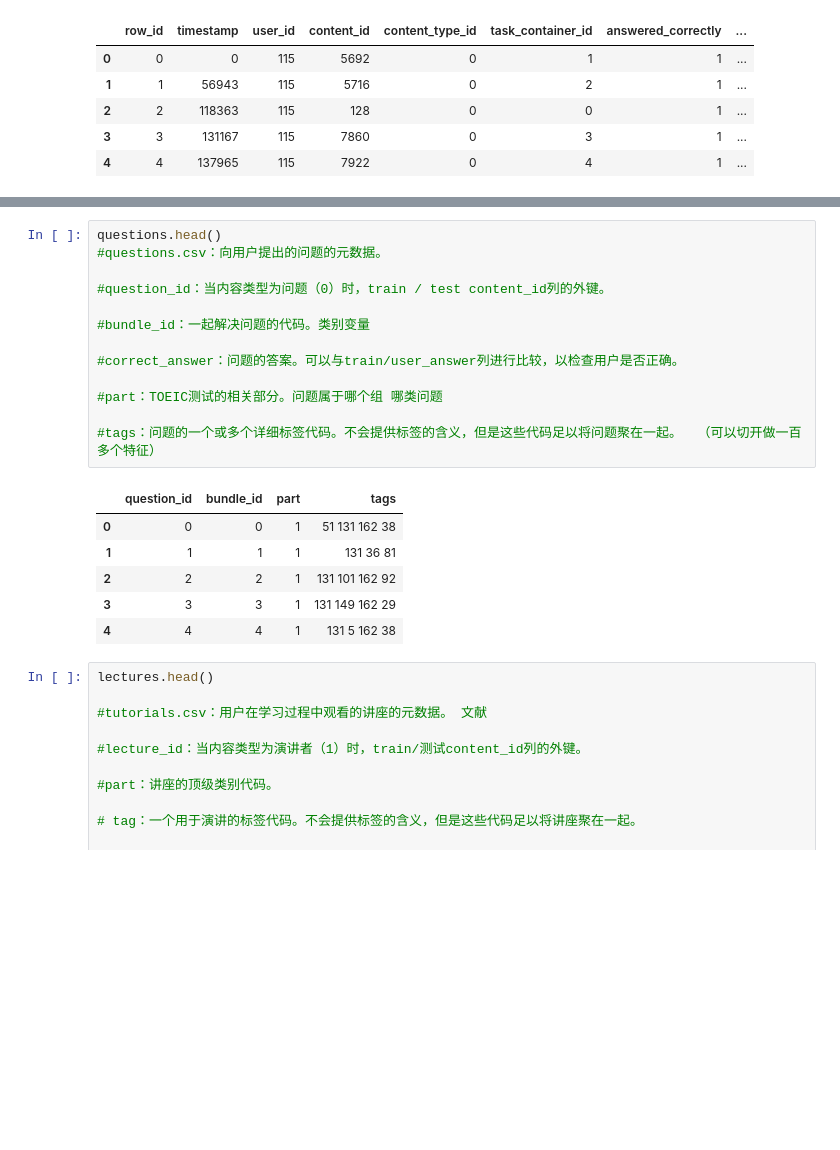
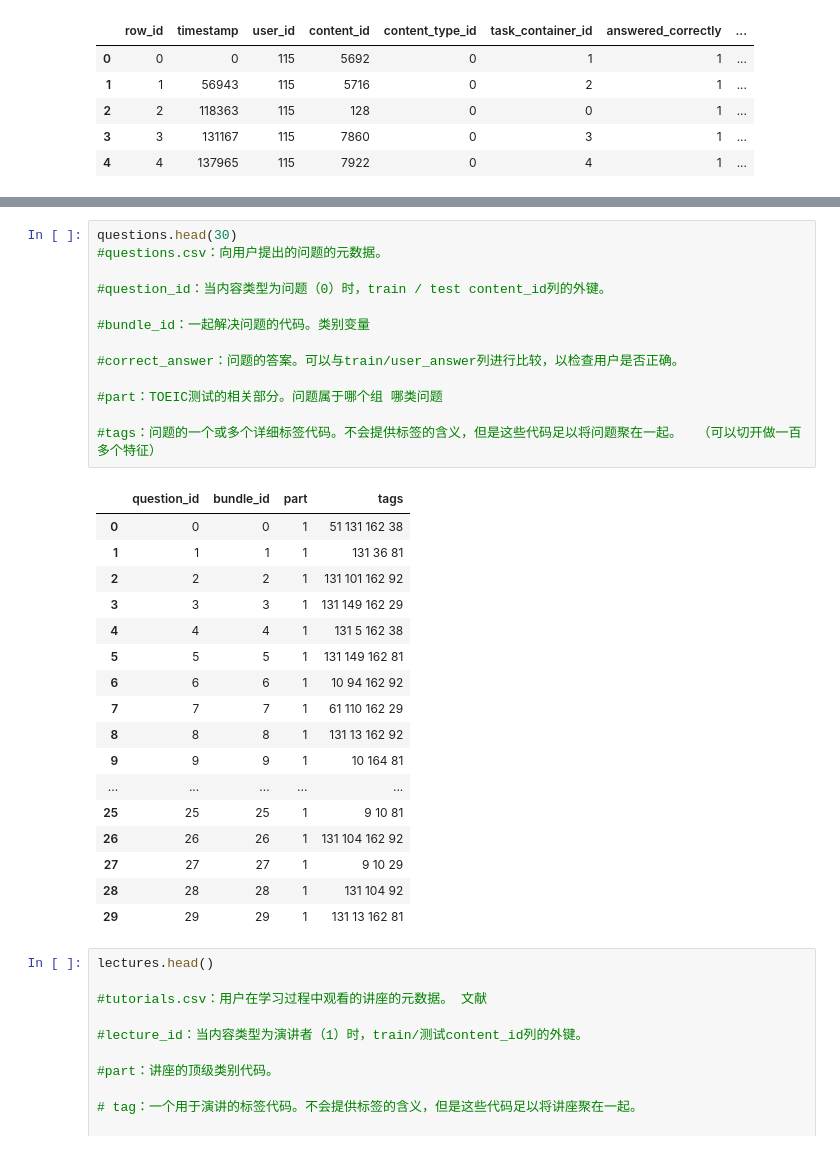
Before and after one commit to Coding-Zuo/DataGame, a Jupyter notebook: kaggle/riiid-test-answer-prediction/2020-11-23eda.ipynb, the cells around one changed output, grey strips where cells are left out. Drawn from its saved outputs; the diff is of its cells as text; blank space fills up the shorter version.

```diff
--- a/kaggle/riiid-test-answer-prediction/2020-11-23eda.ipynb
+++ b/kaggle/riiid-test-answer-prediction/2020-11-23eda.ipynb
@@ -139,23 +165,34 @@ train.head()
 # %%
-questions.head()
+questions.head(30)
 #questions.csv：向用户提出的问题的元数据。
 
 #question_id：当内容类型为问题（0）时，train / test content_id列的外键。
 
 #bundle_id：一起解决问题的代码。类别变量
 
 #correct_answer：问题的答案。可以与train/user_answer列进行比较，以检查用户是否正确。
 
 #part：TOEIC测试的相关部分。问题属于哪个组 哪类问题
 
 #tags：问题的一个或多个详细标签代码。不会提供标签的含义，但是这些代码足以将问题聚在一起。  （可以切开做一百多个特征）
 # %% [output]
 |  | question_id | bundle_id | part | tags |
 | 0 | 0 | 0 | 1 | 51 131 162 38 |
 | 1 | 1 | 1 | 1 | 131 36 81 |
 | 2 | 2 | 2 | 1 | 131 101 162 92 |
 | 3 | 3 | 3 | 1 | 131 149 162 29 |
 | 4 | 4 | 4 | 1 | 131 5 162 38 |
+| 5 | 5 | 5 | 1 | 131 149 162 81 |
+| 6 | 6 | 6 | 1 | 10 94 162 92 |
+| 7 | 7 | 7 | 1 | 61 110 162 29 |
+| 8 | 8 | 8 | 1 | 131 13 162 92 |
+| 9 | 9 | 9 | 1 | 10 164 81 |
+| ... | ... | ... | ... | ... |
+| 25 | 25 | 25 | 1 | 9 10 81 |
+| 26 | 26 | 26 | 1 | 131 104 162 92 |
+| 27 | 27 | 27 | 1 | 9 10 29 |
+| 28 | 28 | 28 | 1 | 131 104 92 |
+| 29 | 29 | 29 | 1 | 131 13 162 81 |
 # %%
 lectures.head()
 
```
Also changed, not shown: parts of 11 cells of this notebook, 4 other files.
